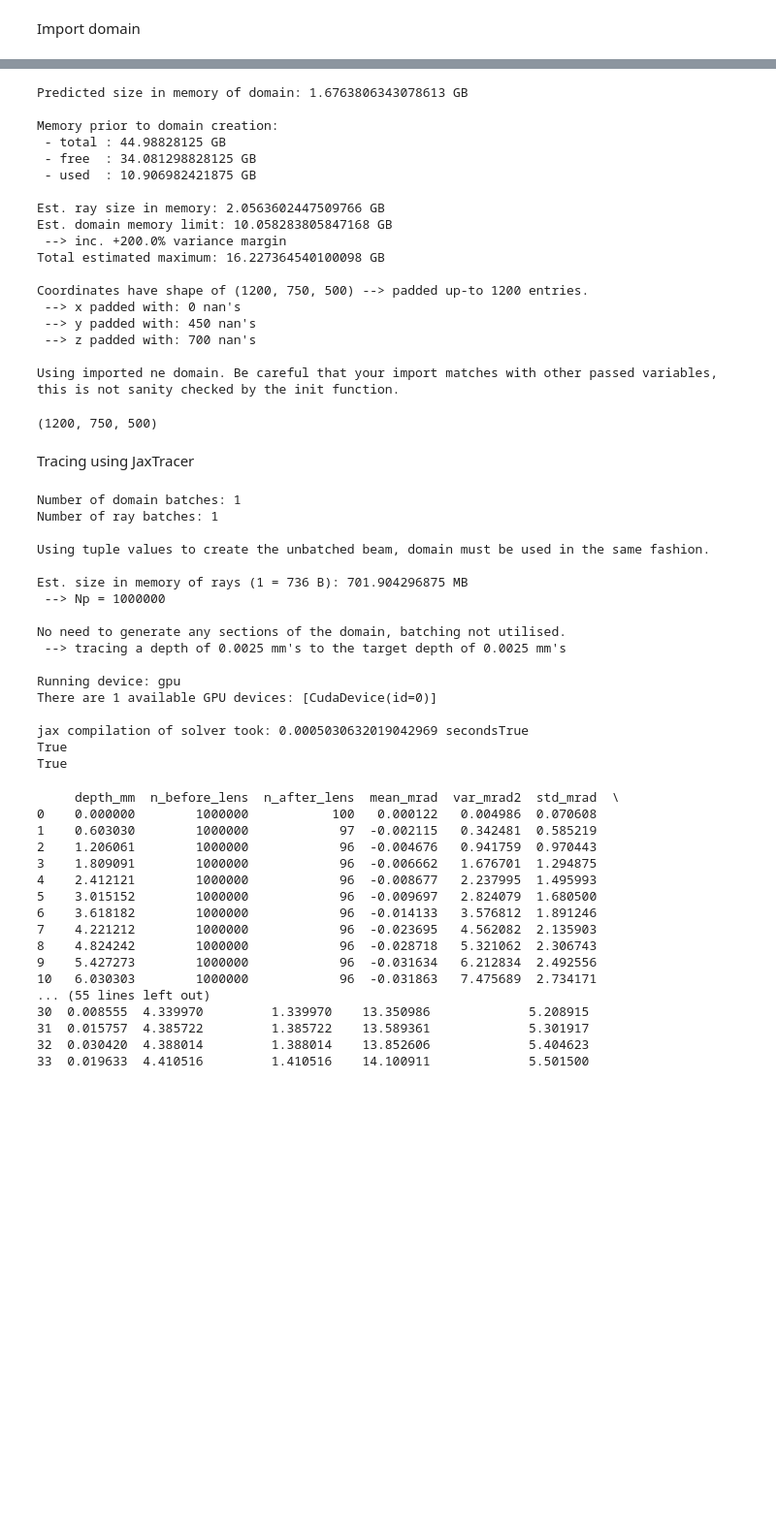
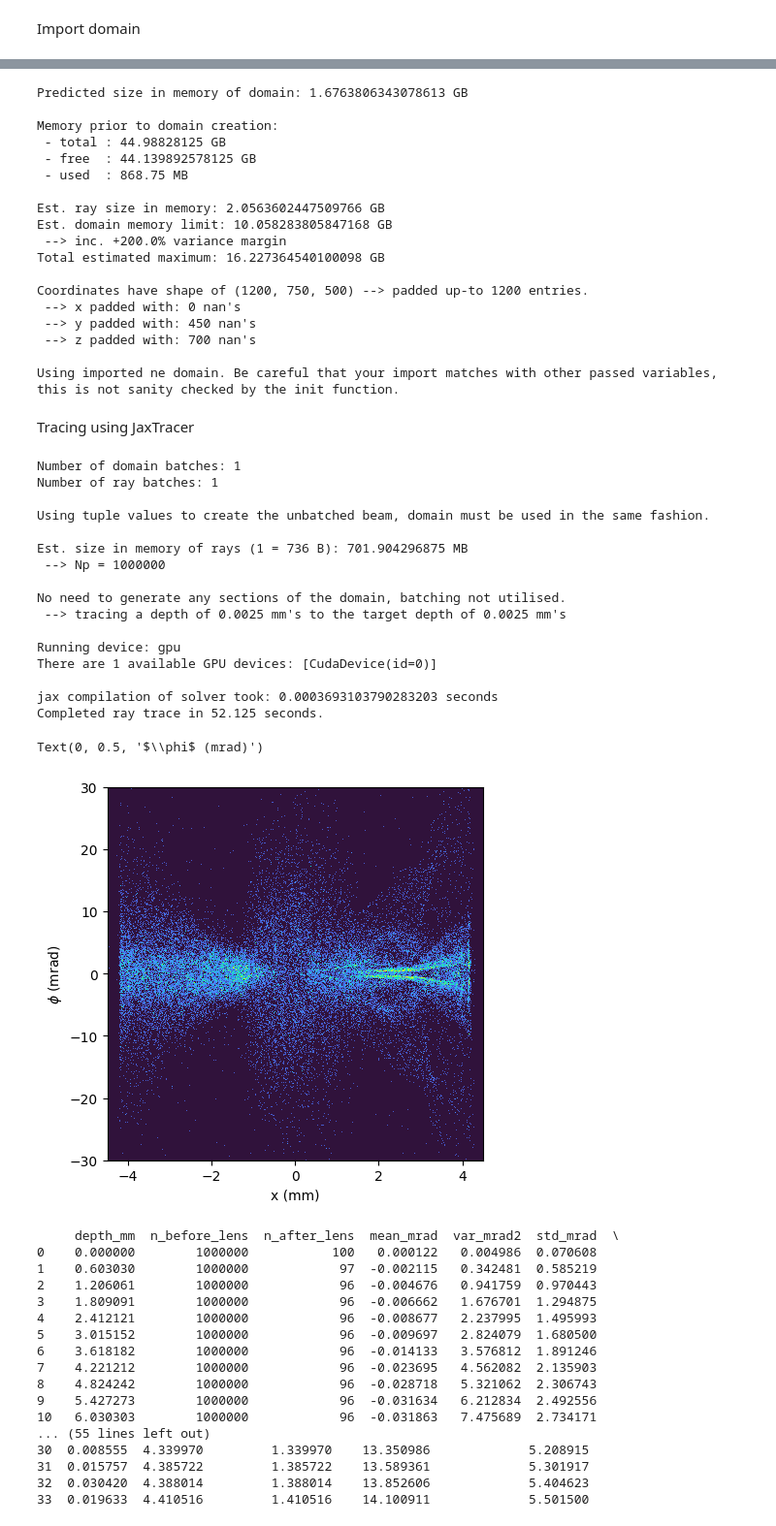
Before and after one commit to MAGPIE-ICL/SLOTH, a Jupyter notebook: examples/05.example_mesh_mesh_inverse_brems.ipynb, the cells around one changed output, grey strips where cells are left out. Shown at 97% size. Saved outputs shown, nothing was run; the diff lists cells and outputs as text; code cells hidden in the pictures; blank space fills up the shorter version.

```diff
--- a/examples/05.example_mesh_mesh_inverse_brems.ipynb
+++ b/examples/05.example_mesh_mesh_inverse_brems.ipynb
@@ -106,14 +115,17 @@ dims z: 500
 probing_direction = 'z'
 
 Np = 1e6
-domain = d.ScalarDomain(lengths, dims, leeway_factor = 3, ne_type = "import", probing_direction = probing_direction, Np = Np, ne = ne.v*1e6, inv_brems = True, Te = extras['tele']/11604.5221, Z = extras['z'])
+
+domain = d.ScalarDomain(lengths, dims, leeway_factor = 3, ne_type = "import", probing_direction = probing_direction, Np = Np, ne = ne.v*1e6, inv_brems = False, Te = None, Z = None)
+
+# domain = d.ScalarDomain(lengths, dims, leeway_factor = 3, ne_type = "import", probing_direction = probing_direction, Np = Np, ne = ne.v*1e6, inv_brems = True, Te = extras['tele']/11604.5221, Z = extras['z'])
 # %% [output]
 Predicted size in memory of domain: 1.6763806343078613 GB
 
 Memory prior to domain creation:
  - total : 44.98828125 GB
- - free  : 34.081298828125 GB
- - used  : 10.906982421875 GB
+ - free  : 44.139892578125 GB
+ - used  : 868.75 MB
 
 Est. ray size in memory: 2.0563602447509766 GB
 Est. domain memory limit: 10.058283805847168 GB
@@ -126,10 +138,6 @@ Coordinates have shape of (1200, 750, 500) --> padded up-to 1200 entries.
  --> z padded with: 700 nan's
 
 Using imported ne domain. Be careful that your import matches with other passed variables, this is not sanity checked by the init function.
-# %%
-domain.Z.shape
-# %% [output]
-(1200, 750, 500)
 # %% [markdown]
 Tracing using JaxTracer
 # %%
@@ -143,7 +151,9 @@ beam_type      =  "rectangular"
 
 
 # --- trace and save Jones vector with inv_brems ---
-rf_jax, rf_jax_noloss, duration = p.solve((beam_size, divergence, ne_extent, probing_direction, beam_type, False), domain, probing_extent, verbose = False)
+rf_jax, _, duration = p.solve((beam_size, divergence, ne_extent, probing_direction, beam_type, False), domain, probing_extent, verbose = False)
+
+# rf_jax, rf_jax_noloss, duration = p.solve((beam_size, divergence, ne_extent, probing_direction, beam_type, False), domain, probing_extent, verbose = False)
 # %% [output]
 Number of domain batches: 1
 Number of ray batches: 1
@@ -159,9 +169,8 @@ No need to generate any sections of the domain, batching not utilised.
 Running device: gpu
 There are 1 available GPU devices: [CudaDevice(id=0)]
 
-jax compilation of solver took: 0.0005030632019042969 secondsTrue
-True
-True
+jax compilation of solver took: 0.0003693103790283203 seconds
+Completed ray trace in 52.125 seconds.
 # %%
 import matplotlib.colors as mcolors
 
@@ -201,8 +210,8 @@ def ccd_cutoff_1d(phi, *, phi_max=None, phi_min=None):
 
 i = -1
 
-x_mm = np.asarray(result["jvec"][i][0], dtype=float) * 1e3
-phi_mrad = np.asarray(result["jvec"][i][1], dtype=float) * 1e3
+x_mm = rf_jax[0] * 1e3
+phi_mrad = rf_jax[3] * 1e3
 
 # remove NaNs first
 good = np.isfinite(x_mm) & np.isfinite(phi_mrad)
@@ -217,33 +226,36 @@ ccd_cutoff  = True
 if lens_cutoff:
     # optional lens cutoff
     phi_rad = phi_mrad * 1e-3
     mask_lens, _ = lens_cutoff_1d(x_mm, phi_rad, L=400, R=25)
     x_mm = x_mm[mask_lens]
     phi_mrad = phi_mrad[mask_lens]
 
 if ccd_cutoff:
     mask_ccd = ccd_cutoff_1d(phi_mrad, phi_max=35.0)
     phi_mrad = phi_mrad[mask_ccd]
     x_mm = x_mm[mask_ccd]
 
 # -------------------------------
 
 nbins_x=3448
 nbins_y=2574
 
 fig, ax1 = plt.subplots(1,1, figsize = (5,5))
 
 _,_,_,img1 = ax1.hist2d(x_mm, phi_mrad, bins=(nbins_x, nbins_y), cmap ="turbo", norm=mcolors.PowerNorm(0.8));
 
 ax1.set_xlim(-4.5, 4.5)
 ax1.set_xticks([-4, -2, 0, 2, 4])
 ax1.set_aspect('auto')
 
 ax1.set_xlabel(r"x (mm)")
 ax1.set_ylim(-30,30)
 ax1.set_yticks([-30, -20,-10,0,10,20,30])
 ax1.grid(False)
 ax1.set_ylabel(r"$\phi$ (mrad)")
+# %% [output]
+Text(0, 0.5, '$\\phi$ (mrad)')
+[figure, added]
 # %%
 import pandas as pd
 
```
Also changed, not shown: parts of 2 cells of this notebook.
